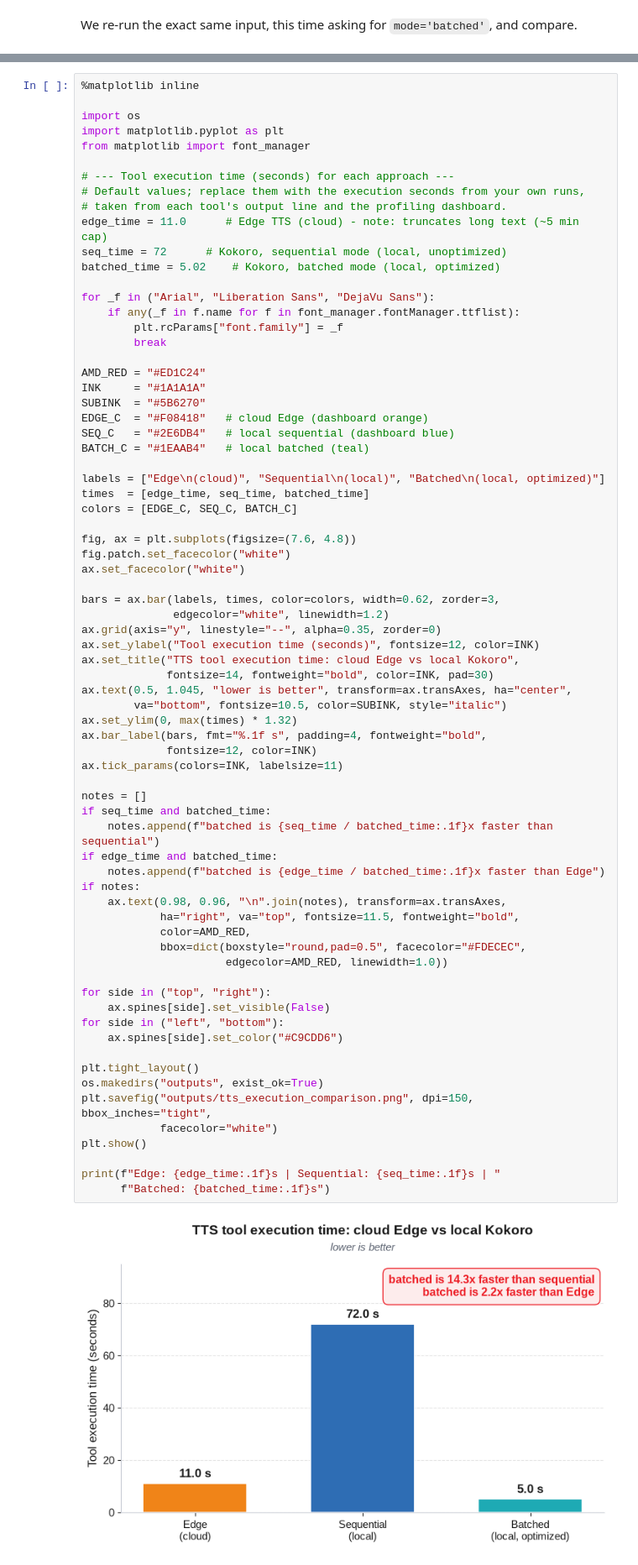
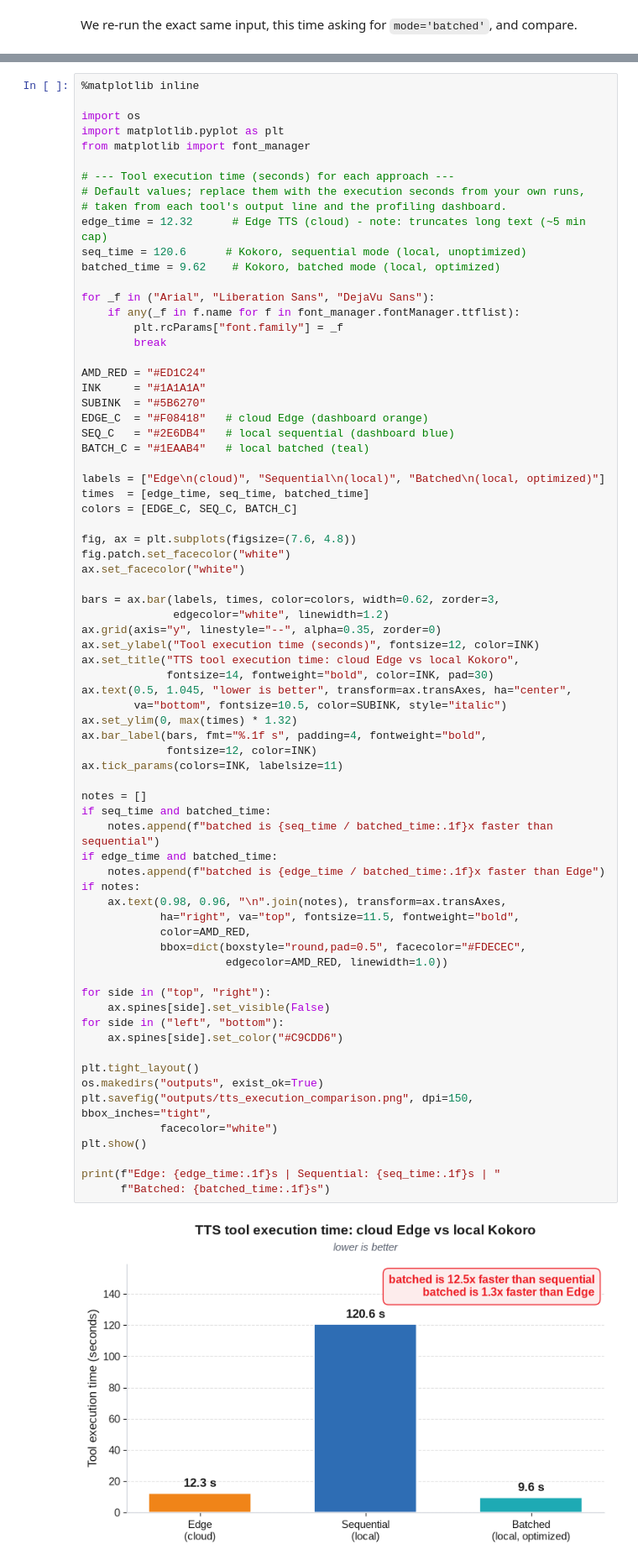
Before and after one commit to Jereshea-JM/amd-agentic-ai-profiling-workshop, a Jupyter notebook: tts_executed.ipynb, the cells around one changed output, grey strips where cells are left out. Shown at 84% size. Cells and saved outputs as stored; diff of their text form.

```diff
--- a/tts_executed.ipynb
+++ b/tts_executed.ipynb
@@ -646,9 +651,9 @@ from matplotlib import font_manager
 # --- Tool execution time (seconds) for each approach ---
 # Default values; replace them with the execution seconds from your own runs,
 # taken from each tool's output line and the profiling dashboard.
-edge_time = 11.0      # Edge TTS (cloud) - note: truncates long text (~5 min cap)
-seq_time = 72      # Kokoro, sequential mode (local, unoptimized)
-batched_time = 5.02    # Kokoro, batched mode (local, optimized)
+edge_time = 12.32      # Edge TTS (cloud) - note: truncates long text (~5 min cap)
+seq_time = 120.6      # Kokoro, sequential mode (local, unoptimized)
+batched_time = 9.62    # Kokoro, batched mode (local, optimized)
 
 for _f in ("Arial", "Liberation Sans", "DejaVu Sans"):
     if any(_f in f.name for f in font_manager.fontManager.ttflist):
@@ -682,31 +687,31 @@ ax.set_ylim(0, max(times) * 1.32)
 ax.bar_label(bars, fmt="%.1f s", padding=4, fontweight="bold",
              fontsize=12, color=INK)
 ax.tick_params(colors=INK, labelsize=11)
 
 notes = []
 if seq_time and batched_time:
     notes.append(f"batched is {seq_time / batched_time:.1f}x faster than sequential")
 if edge_time and batched_time:
     notes.append(f"batched is {edge_time / batched_time:.1f}x faster than Edge")
 if notes:
     ax.text(0.98, 0.96, "\n".join(notes), transform=ax.transAxes,
             ha="right", va="top", fontsize=11.5, fontweight="bold",
             color=AMD_RED,
             bbox=dict(boxstyle="round,pad=0.5", facecolor="#FDECEC",
                       edgecolor=AMD_RED, linewidth=1.0))
 
 for side in ("top", "right"):
     ax.spines[side].set_visible(False)
 for side in ("left", "bottom"):
     ax.spines[side].set_color("#C9CDD6")
 
 plt.tight_layout()
 os.makedirs("outputs", exist_ok=True)
 plt.savefig("outputs/tts_execution_comparison.png", dpi=150, bbox_inches="tight",
             facecolor="white")
 plt.show()
 
 print(f"Edge: {edge_time:.1f}s | Sequential: {seq_time:.1f}s | "
       f"Batched: {batched_time:.1f}s")
 # %% [output]
-[figure, old version]
+[figure, new version]
```
Also changed, not shown: parts of 14 cells of this notebook, 32 other files.
